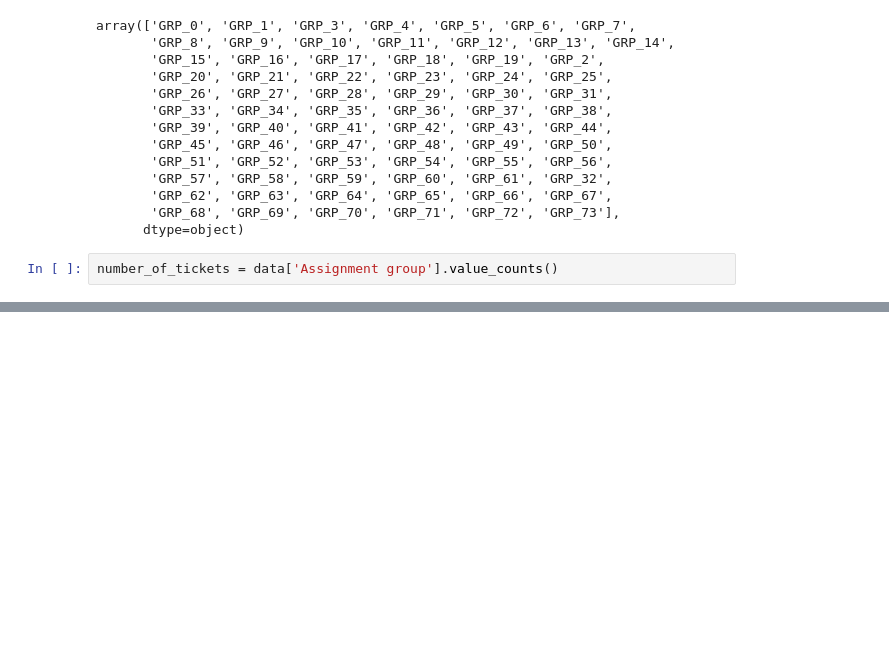
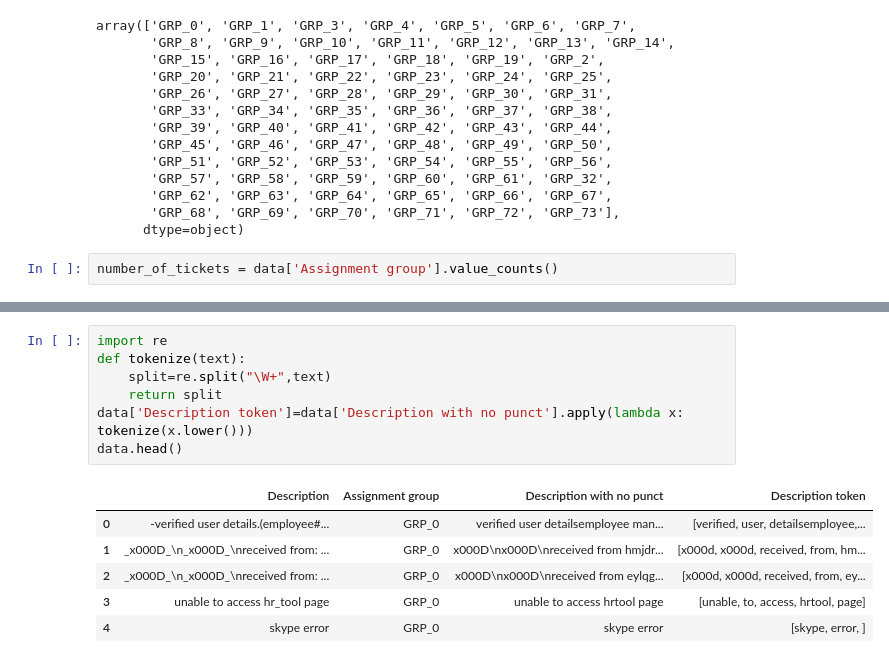
Before and after one commit to 0xkinley/PGP_AIML_CapstoneProject, a Jupyter notebook: EDA and Preprocessing - Notebook.ipynb, the cells around one changed output, grey strips where cells are left out. Drawn from its saved outputs; the diff is of its cells as text; blank space fills up the shorter version.

```diff
--- a/EDA and Preprocessing - Notebook.ipynb
+++ b/EDA and Preprocessing - Notebook.ipynb
@@ -115,0 +152,14 @@ sns.countplot(x='Assignment group', data = data);
+# %%
+import re
+def tokenize(text):
+    split=re.split("\W+",text)
+    return split
+data['Description token']=data['Description with no punct'].apply(lambda x: tokenize(x.lower()))
+data.head()
+# %% [output]
+|  | Description | Assignment group | Description with no punct | Description token |
+| 0 | -verified user details.(employee#... | GRP_0 | verified user detailsemployee man... | [verified, user, detailsemployee,... |
+| 1 | _x000D_\n_x000D_\nreceived from: ... | GRP_0 | x000D\nx000D\nreceived from hmjdr... | [x000d, x000d, received, from, hm... |
+| 2 | _x000D_\n_x000D_\nreceived from: ... | GRP_0 | x000D\nx000D\nreceived from eylqg... | [x000d, x000d, received, from, ey... |
+| 3 | unable to access hr_tool page | GRP_0 | unable to access hrtool page | [unable, to, access, hrtool, page] |
+| 4 | skype error | GRP_0 | skype error | [skype, error, ] |
```
Also changed, not shown: parts of 13 cells of this notebook.
